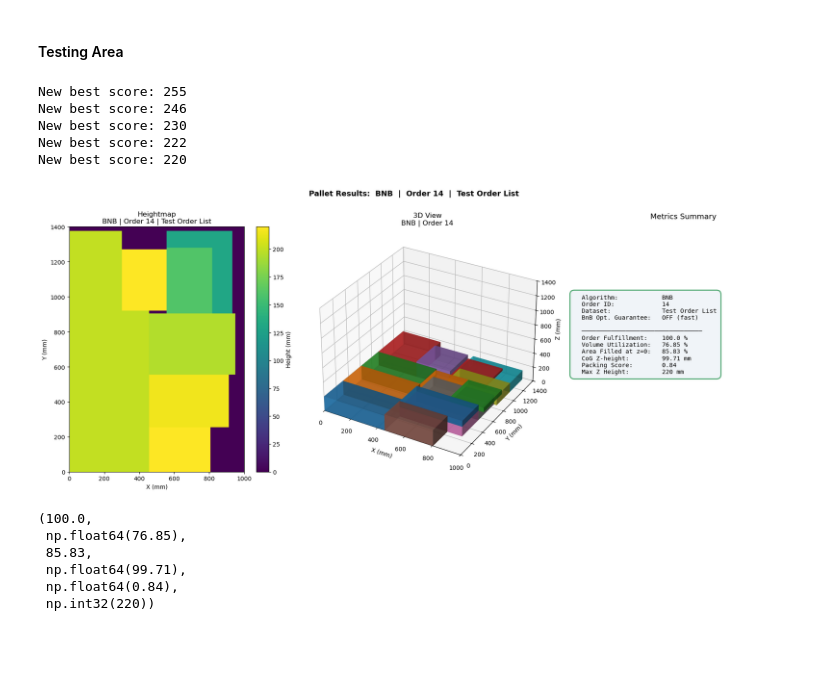
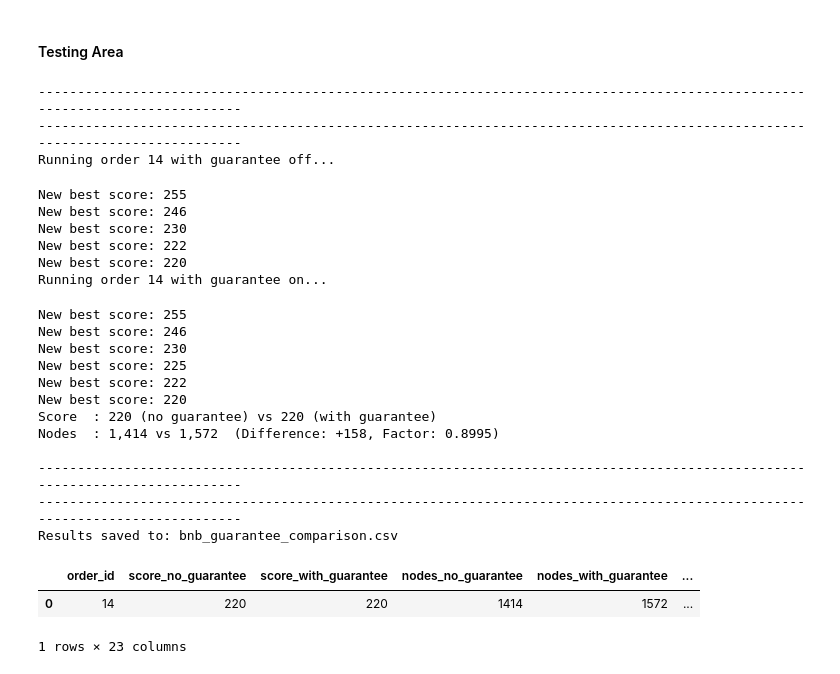
Before and after one commit to xXxCodeSlayerxXx/thesis, a Jupyter notebook: boxoptimizer.ipynb, the cells around one changed output. Saved outputs shown, nothing was run; the diff lists cells and outputs as text; code cells hidden in the pictures; blank space fills up the shorter version.

Commit message:
step 3 & 4: allow node and pruning metrics exfiltration from bnb algo, and write mass optimality guarantee comparison function

```diff
--- a/boxoptimizer.ipynb
+++ b/boxoptimizer.ipynb
@@ -1007,22 +1160,40 @@ def plot_random_performance(trials, max_max_attempts, step):
 # %%
 current_order_dict = test_orders_dict
 current_orderID = 14
 current_algo = Algorithm.BNB
 current_criterion = Criterion.VOLUME
 current_metric = Metric.MAX_Z
 
-testpallet = process_order(current_orderID, algo=current_algo, criterion=current_criterion, order_dict=current_order_dict, metric=current_metric)
-testpallet.get_pallet_results(current_algo, current_orderID, current_order_dict, print_mode=True)
+# if current_algo == Algorithm.BNB:
+#     testpallet, bnb_stats = process_order(current_orderID, algo=current_algo, criterion=current_criterion, order_dict=current_order_dict, metric=current_metric)
+#     testpallet.get_pallet_results(current_algo, current_orderID, current_order_dict, print_mode=True, bnb_stats=bnb_stats)
+# else:
+#     testpallet = process_order(current_orderID, algo=current_algo, criterion=current_criterion, order_dict=current_order_dict, metric=current_metric)
+#     testpallet.get_pallet_results(current_algo, current_orderID, current_order_dict, print_mode=True)
+
+run_optimality_guarantee_test(start_order=14, end_order=14, order_dict=test_orders_dict)
 # %% [output]
-New best score: 255
-New best score: 246
-New best score: 230
-New best score: 222
-New best score: 220
+----------------------------------------------------------------------------------------------------------------------------
+----------------------------------------------------------------------------------------------------------------------------
+Running order 14 with guarantee off...
-[figure, removed]
-(100.0,
- np.float64(76.85),
- 85.83,
- np.float64(99.71),
- np.float64(0.84),
- np.int32(220))
+New best score: 255
+New best score: 246
+New best score: 230
+New best score: 222
+New best score: 220
+Running order 14 with guarantee on...
+New best score: 255
+New best score: 246
+New best score: 230
+New best score: 225
+New best score: 222
+New best score: 220
+Score  : 220 (no guarantee) vs 220 (with guarantee)
+Nodes  : 1,414 vs 1,572  (Difference: +158, Factor: 0.8995)
+
+----------------------------------------------------------------------------------------------------------------------------
+----------------------------------------------------------------------------------------------------------------------------
+Results saved to: bnb_guarantee_comparison.csv
+|  | order_id | score_no_guarantee | score_with_guarantee | nodes_no_guarantee | nodes_with_guarantee | ... |
+| 0 | 14 | 220 | 220 | 1414 | 1572 | ... |
+1 rows × 23 columns
```
Also changed, not shown: parts of 5 cells of this notebook, 2 other files.
